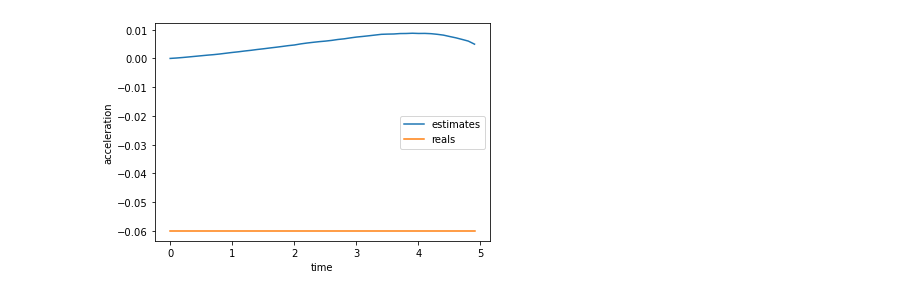
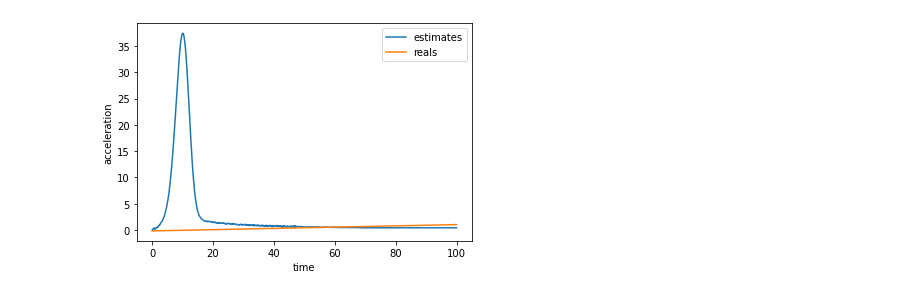
Before and after one commit to maxguy2001/KalmanFilter, a Jupyter notebook: checking.ipynb, the cells around one changed output. Saved outputs shown, nothing was run; the diff lists cells and outputs as text; code cells hidden in the pictures.

```diff
--- a/checking.ipynb
+++ b/checking.ipynb
@@ -5,12 +5,13 @@ import spoof_data as spoof
 import metrics as metric
 import kalman_filter as kf
 # %%
+num_points = 1000
 spoofer_ = spoof.SpoofData()
-data, noisy_data, timestamps = spoofer_.run1()
+data, noisy_data, timestamps = spoofer_.run3()
 # %%
-state_cov_mat = (np.ones([3, 3]) - np.eye(3)) * -5000
-meas_cov_mat = (np.ones([3, 3]) - np.eye(3)) * 5000
-sys_noise_cov_mat = (np.ones([3, 3]) - np.eye(3)) * 5000
+state_cov_mat = np.array([1, 2, 6, 2, 1, 2, 6, 2, 0]).reshape(3,3)*0.001
+meas_cov_mat = np.array([-7, 4, 3, 4, 5, 6, 3, 6, 1]).reshape(3,3)*0.6
+sys_noise_cov_mat = np.array([-10, 15, 3, 15, -10, 2, 3, 2, 1000]).reshape(3,3)*-9
 
 filter_ = kf.KalmanFilter(0, state_cov_mat, meas_cov_mat, sys_noise_cov_mat)
 estimates = []
@@ -25,11 +26,11 @@ for i in range(len(estimates)):
   est_accs.append(estimates[i][0])
   real_accs.append(data[i][0])
 # %%
-plt.plot(timestamps[0:50], est_accs[0:50], label="estimates")
-plt.plot(timestamps[0:50], real_accs[0:50], label="reals")
+plt.plot(timestamps[0:num_points], est_accs[0:num_points], label="estimates")
+plt.plot(timestamps[0:num_points], real_accs[0:num_points], label="reals")
 plt.xlabel("time")
 plt.ylabel("acceleration")
 plt.legend()
 plt.show()
 # %% [output]
-[figure, old version]
+[figure, new version]
```
Also changed, not shown: parts of 4 cells of this notebook, 2 other files.
